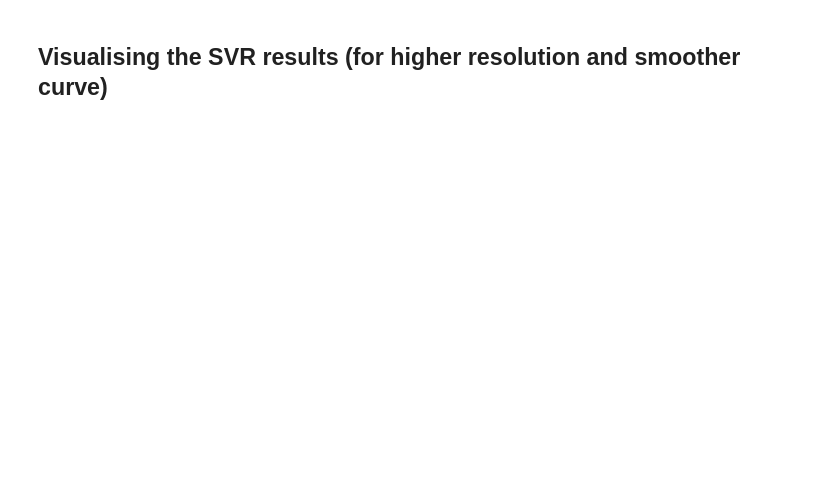
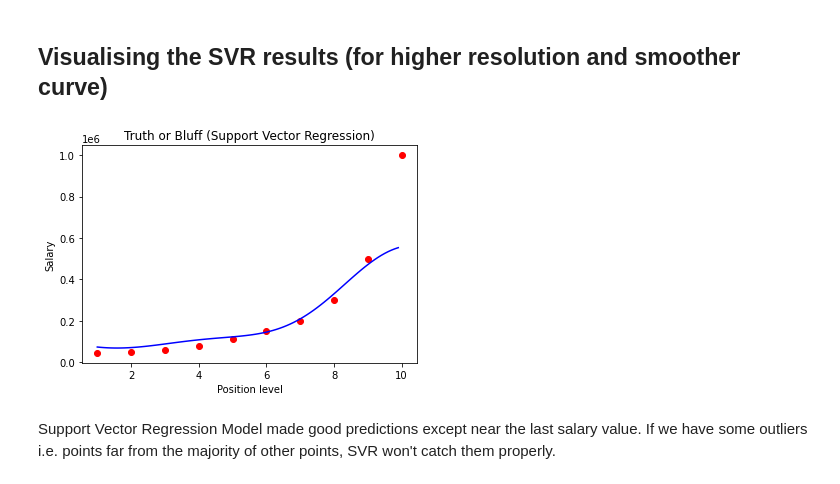
Before and after one commit to ancilcleetus/Machine-Learning-A-to-Z-References, a Jupyter notebook: Part-02-Regression/04-Support-Vector-Regression/support_vector_regression.ipynb, the cells around one changed output. Saved outputs shown, nothing was run; the diff lists cells and outputs as text; code cells hidden in the pictures; blank space fills up the shorter version.

```diff
--- a/Part-02-Regression/04-Support-Vector-Regression/support_vector_regression.ipynb
+++ b/Part-02-Regression/04-Support-Vector-Regression/support_vector_regression.ipynb
@@ -144,2 +157,15 @@ array([170370.0204065])
 # %% [markdown]
 ## Visualising the SVR results (for higher resolution and smoother curve)
+# %%
+X_grid = np.arange(min(sc_X.inverse_transform(X)), max(sc_X.inverse_transform(X)), 0.1)
+X_grid = X_grid.reshape((len(X_grid), 1))
+plt.scatter(sc_X.inverse_transform(X), sc_y.inverse_transform(y), color = 'red')
+plt.plot(X_grid, sc_y.inverse_transform(regressor.predict(sc_X.transform(X_grid))), color = 'blue')
+plt.title('Truth or Bluff (Support Vector Regression)')
+plt.xlabel('Position level')
+plt.ylabel('Salary')
+plt.show()
+# %% [output]
+[figure, added]
+# %% [markdown]
+Support Vector Regression Model made good predictions except near the last salary value. If we have some outliers i.e. points far from the majority of other points, SVR won't catch them properly.
```
Also changed, not shown: parts of 3 cells of this notebook.
